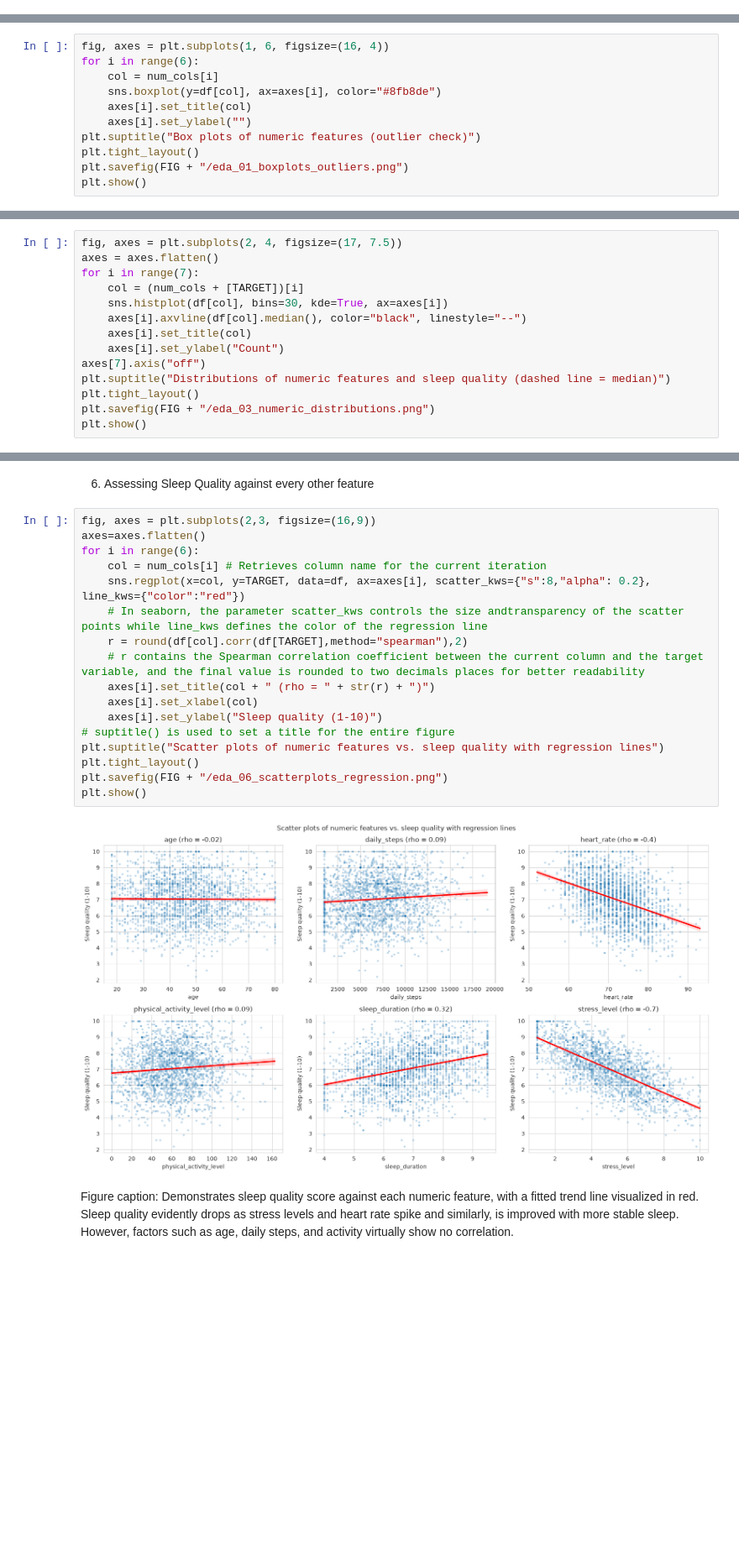
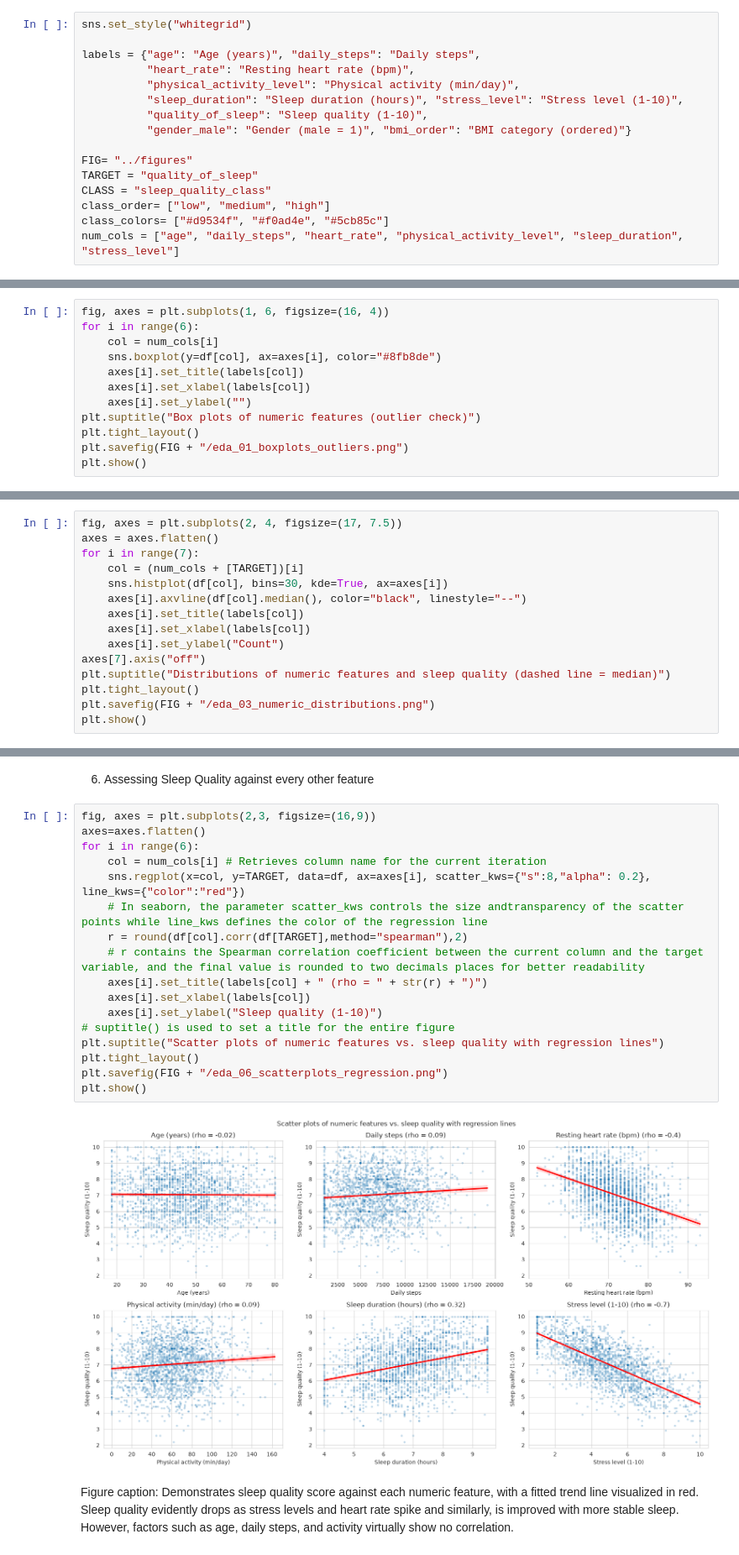
Before and after one commit to HamsMSaidam/QUALIFY, a Jupyter notebook: notebooks/02_EDA_randomforest_layan.ipynb, the cells around one changed output, grey strips where cells are left out. Shown at 84% size. Drawn from its saved outputs; the diff is of its cells as text; blank space fills up the shorter version.

```diff
--- a/notebooks/02_EDA_randomforest_layan.ipynb
+++ b/notebooks/02_EDA_randomforest_layan.ipynb
@@ -37,3 +28,19 @@ num_cols = ["age", "daily_steps", "heart_rate", "physical_activity_level", "slee
+# %%
+sns.set_style("whitegrid")
+
+labels = {"age": "Age (years)", "daily_steps": "Daily steps",
+          "heart_rate": "Resting heart rate (bpm)",
+          "physical_activity_level": "Physical activity (min/day)",
+          "sleep_duration": "Sleep duration (hours)", "stress_level": "Stress level (1-10)",
+          "quality_of_sleep": "Sleep quality (1-10)",
+          "gender_male": "Gender (male = 1)", "bmi_order": "BMI category (ordered)"}
+
+FIG= "../figures"
+TARGET = "quality_of_sleep"
+CLASS = "sleep_quality_class"
+class_order= ["low", "medium", "high"]
+class_colors= ["#d9534f", "#f0ad4e", "#5cb85c"]
+num_cols = ["age", "daily_steps", "heart_rate", "physical_activity_level", "sleep_duration", "stress_level"]
 # %% [markdown]
 1. Dataset Overview
 # %%
@@ -132,7 +139,8 @@ fig, axes = plt.subplots(1, 6, figsize=(16, 4))
 for i in range(6):
     col = num_cols[i]
     sns.boxplot(y=df[col], ax=axes[i], color="#8fb8de")
-    axes[i].set_title(col)
+    axes[i].set_title(labels[col])
+    axes[i].set_xlabel(labels[col])
     axes[i].set_ylabel("")
 plt.suptitle("Box plots of numeric features (outlier check)")
 plt.tight_layout()
@@ -174,7 +182,8 @@ for i in range(7):
     col = (num_cols + [TARGET])[i]
     sns.histplot(df[col], bins=30, kde=True, ax=axes[i])
     axes[i].axvline(df[col].median(), color="black", linestyle="--")
-    axes[i].set_title(col)
+    axes[i].set_title(labels[col])
+    axes[i].set_xlabel(labels[col])
     axes[i].set_ylabel("Count")
 axes[7].axis("off")
 plt.suptitle("Distributions of numeric features and sleep quality (dashed line = median)")
@@ -252,22 +262,22 @@ Spearman correlation between the features and the sleep-quality score (gender co
 # %%
 fig, axes = plt.subplots(2,3, figsize=(16,9))
 axes=axes.flatten()
 for i in range(6):
     col = num_cols[i] # Retrieves column name for the current iteration
     sns.regplot(x=col, y=TARGET, data=df, ax=axes[i], scatter_kws={"s":8,"alpha": 0.2}, line_kws={"color":"red"})
     # In seaborn, the parameter scatter_kws controls the size andtransparency of the scatter points while line_kws defines the color of the regression line
     r = round(df[col].corr(df[TARGET],method="spearman"),2)
     # r contains the Spearman correlation coefficient between the current column and the target variable, and the final value is rounded to two decimals places for better readability
-    axes[i].set_title(col + " (rho = " + str(r) + ")")
-    axes[i].set_xlabel(col)
+    axes[i].set_title(labels[col] + " (rho = " + str(r) + ")")
+    axes[i].set_xlabel(labels[col])
     axes[i].set_ylabel("Sleep quality (1-10)")
 # suptitle() is used to set a title for the entire figure
 plt.suptitle("Scatter plots of numeric features vs. sleep quality with regression lines")
 plt.tight_layout()
 plt.savefig(FIG + "/eda_06_scatterplots_regression.png")
 plt.show()
 # %% [output]
-[figure, old version]
+[figure, new version]
 # %% [markdown]
 Figure caption: Demonstrates sleep quality score against each numeric feature, with a fitted trend line visualized in red. Sleep quality evidently drops as stress levels and heart rate spike and similarly, is improved with more stable sleep. However, factors such as age, daily steps, and activity virtually show no correlation.
 # %%
```
Also changed, not shown: parts of 5 cells of this notebook, 5 other files.
